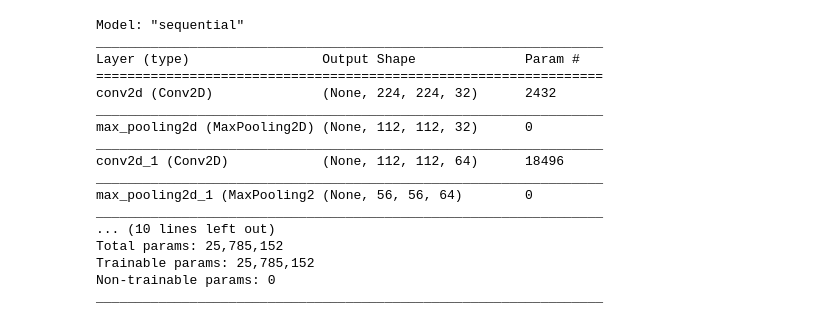
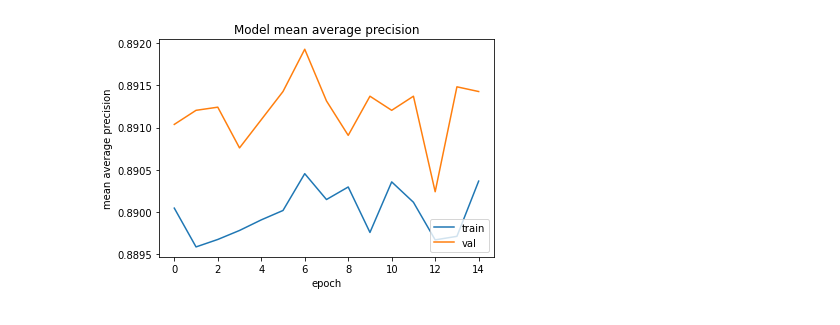
Before and after one commit to NevilleMthw/Stenosis-Project, a Jupyter notebook: transfer_learning_model.ipynb, the cells around one changed output. Cells and saved outputs as stored; diff of their text form; code cells hidden in the pictures.

```diff
--- a/transfer_learning_model.ipynb
+++ b/transfer_learning_model.ipynb
@@ -297,5 +375,5 @@ Error:
 for l in feature_layers:
     l.trainable = False
 # %%
-model_2 = Sequential(feature_layers + classification_layers)
+model_2 = Sequential(feature_layers + classification_layers, name='Stenosis_model_transfer_learning')
 # %%
@@ -324,9 +402,8 @@ keras.backend.clear_session()
 np.random.seed(15)
 tf.random.set_seed(15)
 
-
-model_2.fit(dataGenerator.flow(train_images, train_targets, batch_size=64),
+model_history2 = model_2.fit(dataGenerator.flow(train_images, train_targets, batch_size=16),
                             validation_data=(val_images, val_targets),
-                            epochs=150, callbacks=es, verbose=1)
+                            epochs=150, callbacks=[es], verbose=1, shuffle=True)
 # %% [output]
 Epoch 1/150
@@ -389,20 +428,10 @@ model = keras.Functional([
-# %%
-model.summary()
-# %% [output]
-Model: "sequential"
-_________________________________________________________________
-Layer (type)                 Output Shape              Param #
-=================================================================
-conv2d (Conv2D)              (None, 224, 224, 32)      2432
-_________________________________________________________________
-max_pooling2d (MaxPooling2D) (None, 112, 112, 32)      0
-_________________________________________________________________
-conv2d_1 (Conv2D)            (None, 112, 112, 64)      18496
-_________________________________________________________________
-max_pooling2d_1 (MaxPooling2 (None, 56, 56, 64)        0
-_________________________________________________________________
-... (10 lines left out)
-Total params: 25,785,152
-Trainable params: 25,785,152
-Non-trainable params: 0
-_________________________________________________________________
+# %%
+plt.plot(model_history2.history['mean_average_precision_metric'])
+plt.plot(model_history2.history['val_mean_average_precision_metric'])
+plt.title('Model mean average precision')
+plt.ylabel('mean average precision')
+plt.xlabel('epoch')
+plt.legend(['train', 'val'], loc='lower right')
+plt.show()
+# %% [output]
+[figure, added]
```
Also changed, not shown: parts of 42 cells of this notebook.
